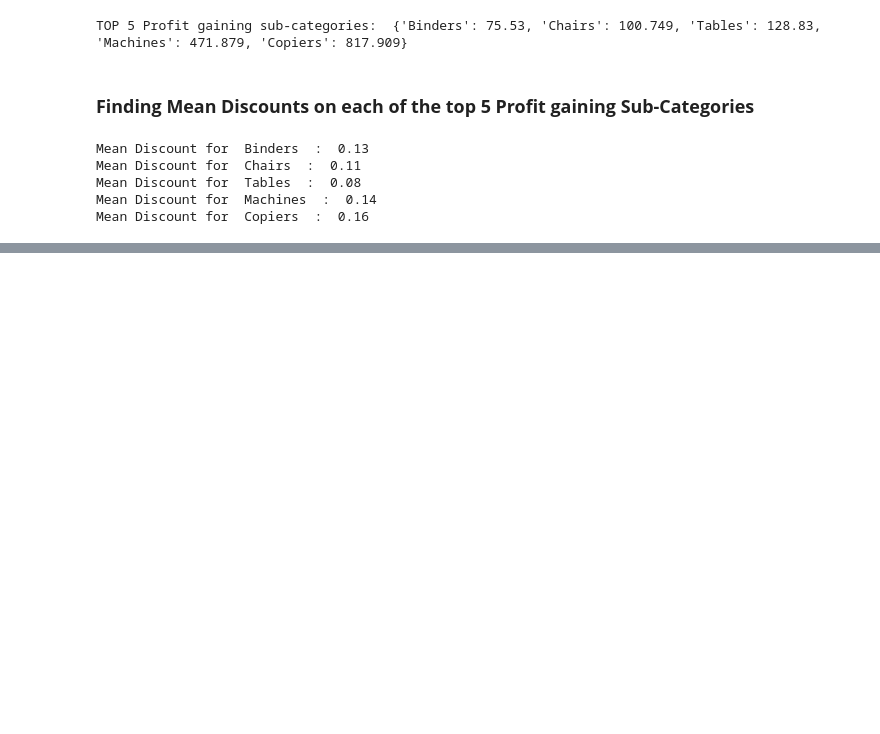
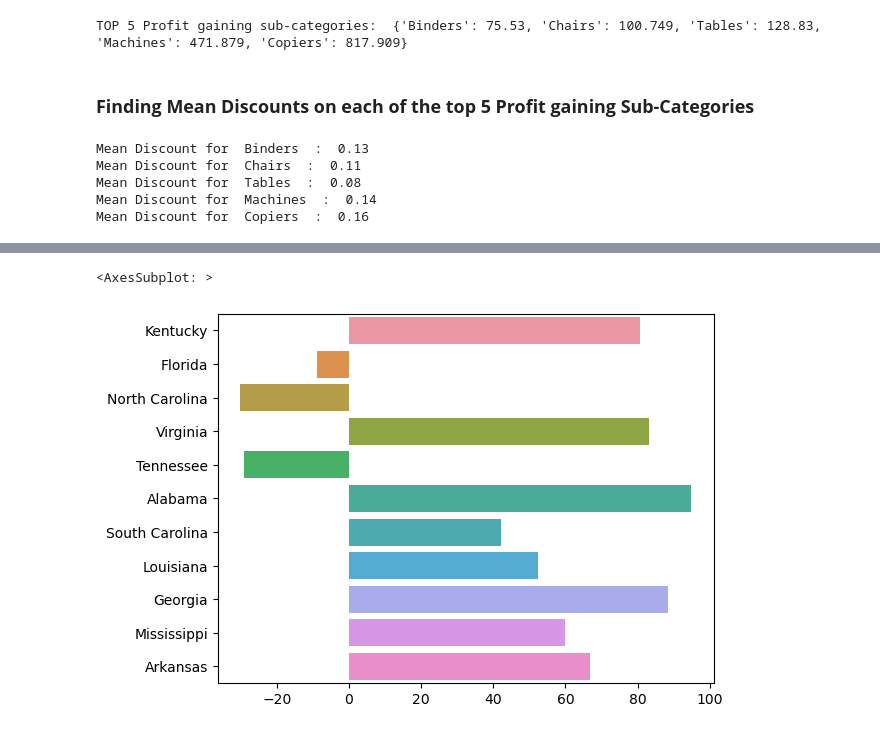
Before and after one commit to Vaarun-Kamath/Retail-Exploratory-Data-Analysis, a Jupyter notebook: Task3.ipynb, the cells around one changed output, grey strips where cells are left out. Drawn from its saved outputs; the diff is of its cells as text; code cells hidden in the pictures; blank space fills up the shorter version.

```diff
--- a/Task3.ipynb
+++ b/Task3.ipynb
@@ -145,3 +311,9 @@ Mean Discount for  Copiers  :  0.16
+# %%
+# South
+sns.barplot(y=[x[0] for x in MP_south_state_list],x=[i[1] for i in MP_south_state_list])
+# %% [output]
+<AxesSubplot: >
+[figure, added]
 # %% [markdown]
 # <center><b>Inferences</b></center>
 
```
Also changed, not shown: parts of 16 cells of this notebook.
